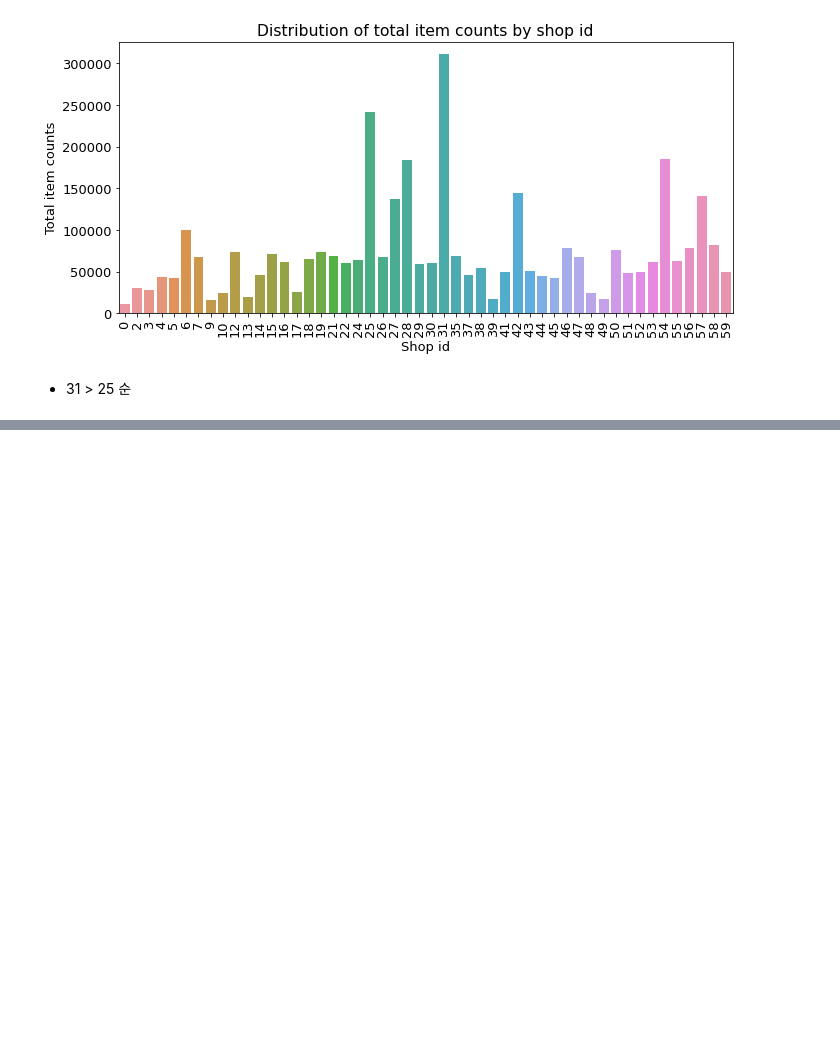
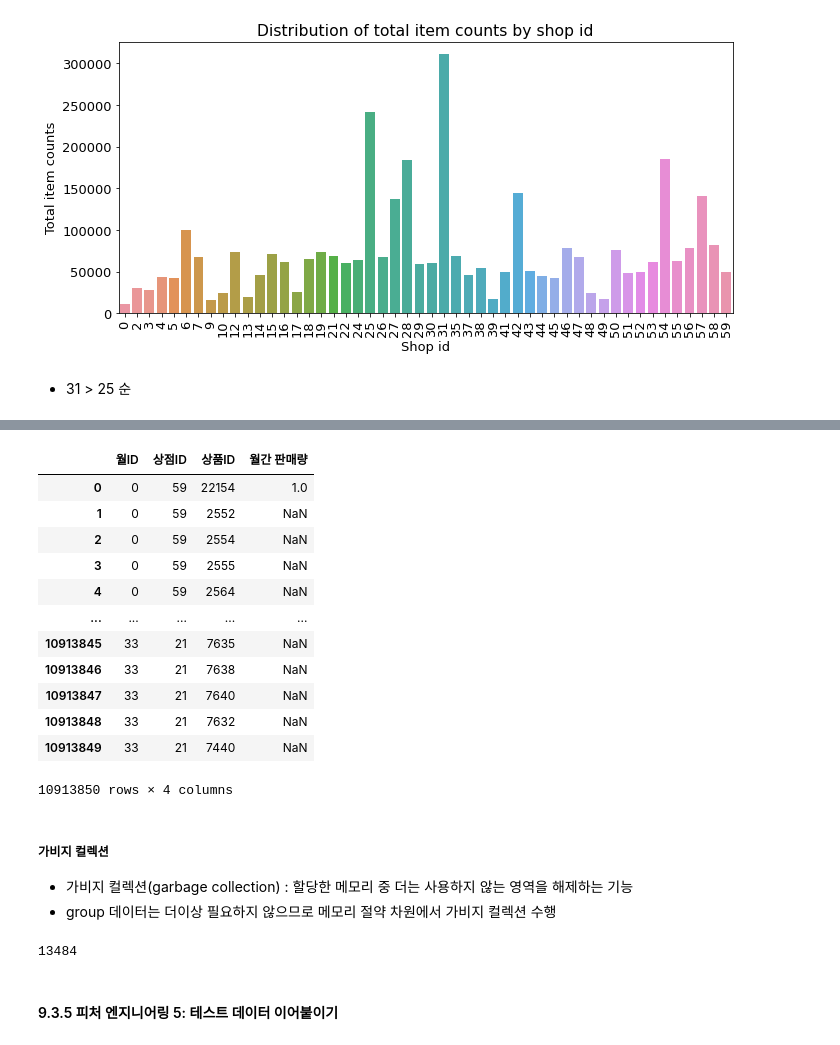
Before and after one commit to hbhb0311/DataAnalysis, a Jupyter notebook: predict_future_sales.ipynb, the cells around one changed output, grey strips where cells are left out. Drawn from its saved outputs; the diff is of its cells as text; code cells hidden in the pictures; blank space fills up the shorter version.

```diff
--- a/predict_future_sales.ipynb
+++ b/predict_future_sales.ipynb
@@ -325,0 +513,31 @@ ax.tick_params(axis = 'x', labelrotation = 90)
+# %%
+# train과 group 병합
+train = train.merge(group, how = 'left', on = idx_features)
+train # 결측값 추후 0으로 대체 필요
+# %% [output]
+|  | 월ID | 상점ID | 상품ID | 월간 판매량 |
+| 0 | 0 | 59 | 22154 | 1.0 |
+| 1 | 0 | 59 | 2552 | NaN |
+| 2 | 0 | 59 | 2554 | NaN |
+| 3 | 0 | 59 | 2555 | NaN |
+| 4 | 0 | 59 | 2564 | NaN |
+| ... | ... | ... | ... | ... |
+| 10913845 | 33 | 21 | 7635 | NaN |
+| 10913846 | 33 | 21 | 7638 | NaN |
+| 10913847 | 33 | 21 | 7640 | NaN |
+| 10913848 | 33 | 21 | 7632 | NaN |
+| 10913849 | 33 | 21 | 7440 | NaN |
+10913850 rows × 4 columns
+# %% [markdown]
+##### 가비지 컬렉션
+- 가비지 컬렉션(garbage collection) : 할당한 메모리 중 더는 사용하지 않는 영역을 해제하는 기능
+- group 데이터는 더이상 필요하지 않으므로 메모리 절약 차원에서 가비지 컬렉션 수행
+# %%
+import gc
+
+del group
+gc.collect()
+# %% [output]
+13484
+# %% [markdown]
+#### 9.3.5 피처 엔지니어링 5: 테스트 데이터 이어붙이기
```
Also changed, not shown: parts of 29 cells of this notebook.
